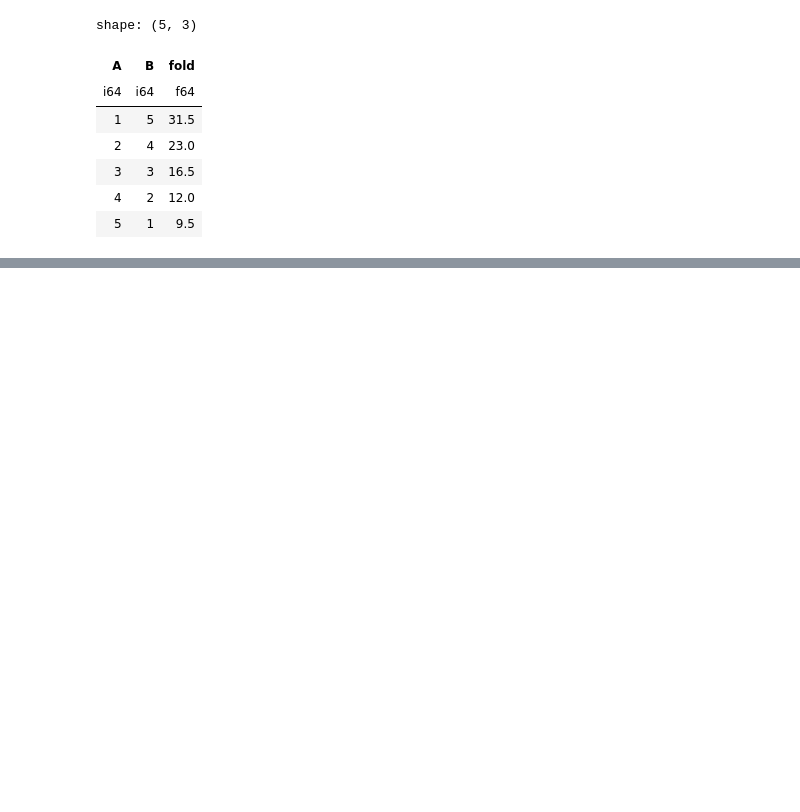
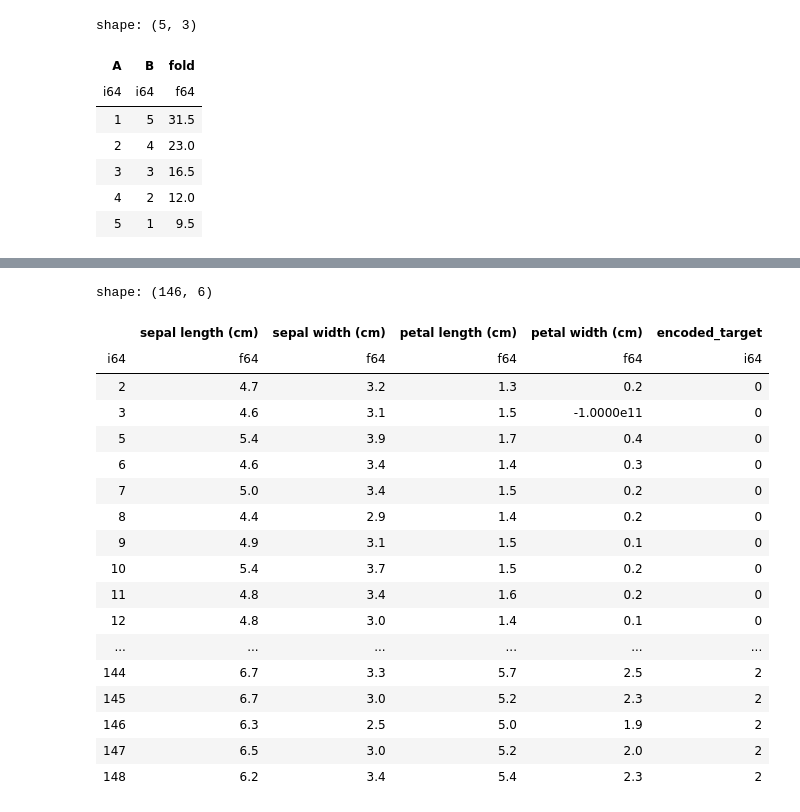
Before and after one commit to fernandomarca/pandas-polars-dataframes, a Jupyter notebook: polars-python.ipynb, the cells around one changed output, grey strips where cells are left out. Saved outputs shown, nothing was run; the diff lists cells and outputs as text; code cells hidden in the pictures; blank space fills up the shorter version.

```diff
--- a/polars-python.ipynb
+++ b/polars-python.ipynb
@@ -167,0 +336,25 @@ shape: (5, 3)
+# %%
+import numpy as np
+# iris_df_rem['artifical']=np.random.uniform(100,1000,iris_df.shape[0]).round(2)
+# iris_df_rem.insert_at_idx(0,pl.Series("baz", np.random.uniform(90,100,iris_df.shape[0]).round(2)))
+iris_df_rem
+# %% [output]
+shape: (146, 6)
+|  | sepal length (cm) | sepal width (cm) | petal length (cm) | petal width (cm) | encoded_target |
+| i64 | f64 | f64 | f64 | f64 | i64 |
+| 2 | 4.7 | 3.2 | 1.3 | 0.2 | 0 |
+| 3 | 4.6 | 3.1 | 1.5 | -1.0000e11 | 0 |
+| 5 | 5.4 | 3.9 | 1.7 | 0.4 | 0 |
+| 6 | 4.6 | 3.4 | 1.4 | 0.3 | 0 |
+| 7 | 5.0 | 3.4 | 1.5 | 0.2 | 0 |
+| 8 | 4.4 | 2.9 | 1.4 | 0.2 | 0 |
+| 9 | 4.9 | 3.1 | 1.5 | 0.1 | 0 |
+| 10 | 5.4 | 3.7 | 1.5 | 0.2 | 0 |
+| 11 | 4.8 | 3.4 | 1.6 | 0.2 | 0 |
+| 12 | 4.8 | 3.0 | 1.4 | 0.1 | 0 |
+| ... | ... | ... | ... | ... | ... |
+| 144 | 6.7 | 3.3 | 5.7 | 2.5 | 2 |
+| 145 | 6.7 | 3.0 | 5.2 | 2.3 | 2 |
+| 146 | 6.3 | 2.5 | 5.0 | 1.9 | 2 |
+| 147 | 6.5 | 3.0 | 5.2 | 2.0 | 2 |
+| 148 | 6.2 | 3.4 | 5.4 | 2.3 | 2 |
```
Also changed, not shown: parts of 13 cells of this notebook, 3 other files.
